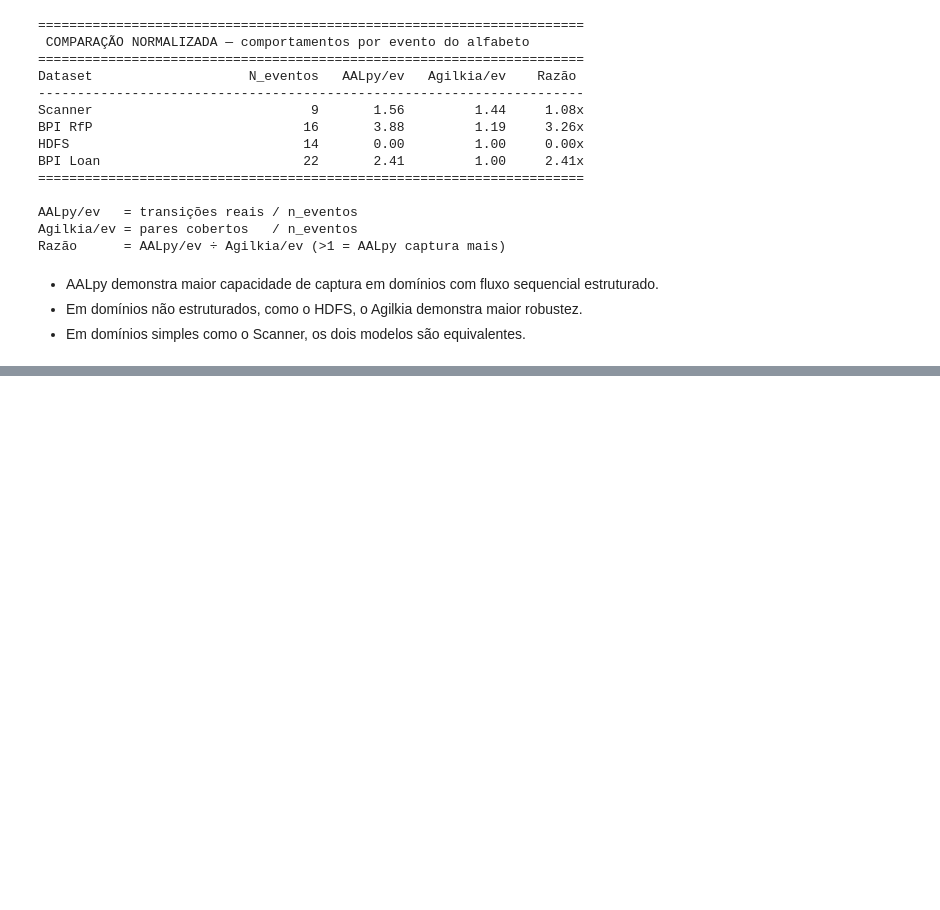
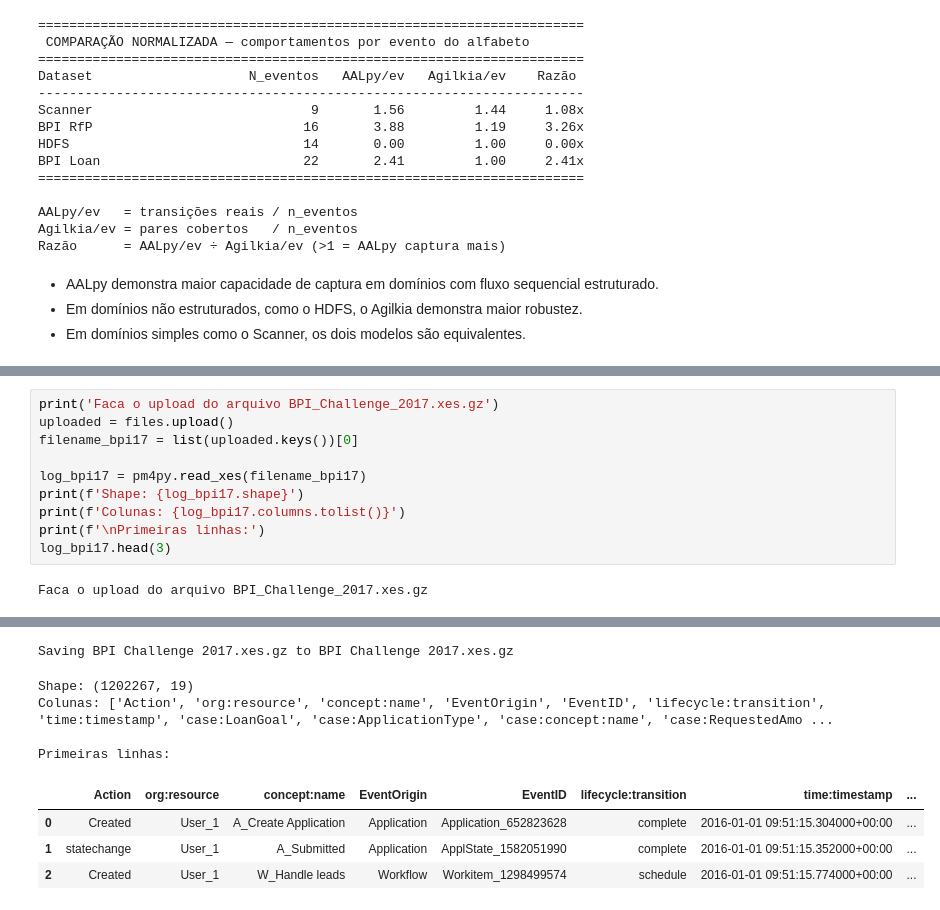
Before and after one commit to LaraBBrum/automata-vs-ml-mbt, a Jupyter notebook: Quali2_clean.ipynb, the cells around one changed output, grey strips where cells are left out. Saved outputs shown, nothing was run; the diff lists cells and outputs as text; blank space fills up the shorter version.

```diff
--- a/Quali2_clean.ipynb
+++ b/Quali2_clean.ipynb
@@ -2597,0 +2651,12 @@ sequencial estruturado.
+# %%
+print('Faca o upload do arquivo BPI_Challenge_2017.xes.gz')
+uploaded = files.upload()
+filename_bpi17 = list(uploaded.keys())[0]
+
+log_bpi17 = pm4py.read_xes(filename_bpi17)
+print(f'Shape: {log_bpi17.shape}')
+print(f'Colunas: {log_bpi17.columns.tolist()}')
+print(f'\nPrimeiras linhas:')
+log_bpi17.head(3)
+# %% [output]
+Faca o upload do arquivo BPI_Challenge_2017.xes.gz
@@ -2597,0 +2664,9 @@ sequencial estruturado.
+Saving BPI Challenge 2017.xes.gz to BPI Challenge 2017.xes.gz
+Shape: (1202267, 19)
+Colunas: ['Action', 'org:resource', 'concept:name', 'EventOrigin', 'EventID', 'lifecycle:transition', 'time:timestamp', 'case:LoanGoal', 'case:ApplicationType', 'case:concept:name', 'case:RequestedAmo ...
+
+Primeiras linhas:
+|  | Action | org:resource | concept:name | EventOrigin | EventID | lifecycle:transition | time:timestamp | ... |
+| 0 | Created | User_1 | A_Create Application | Application | Application_652823628 | complete | 2016-01-01 09:51:15.304000+00:00 | ... |
+| 1 | statechange | User_1 | A_Submitted | Application | ApplState_1582051990 | complete | 2016-01-01 09:51:15.352000+00:00 | ... |
+| 2 | Created | User_1 | W_Handle leads | Workflow | Workitem_1298499574 | schedule | 2016-01-01 09:51:15.774000+00:00 | ... |
```
Also changed, not shown: parts of 38 cells of this notebook.
